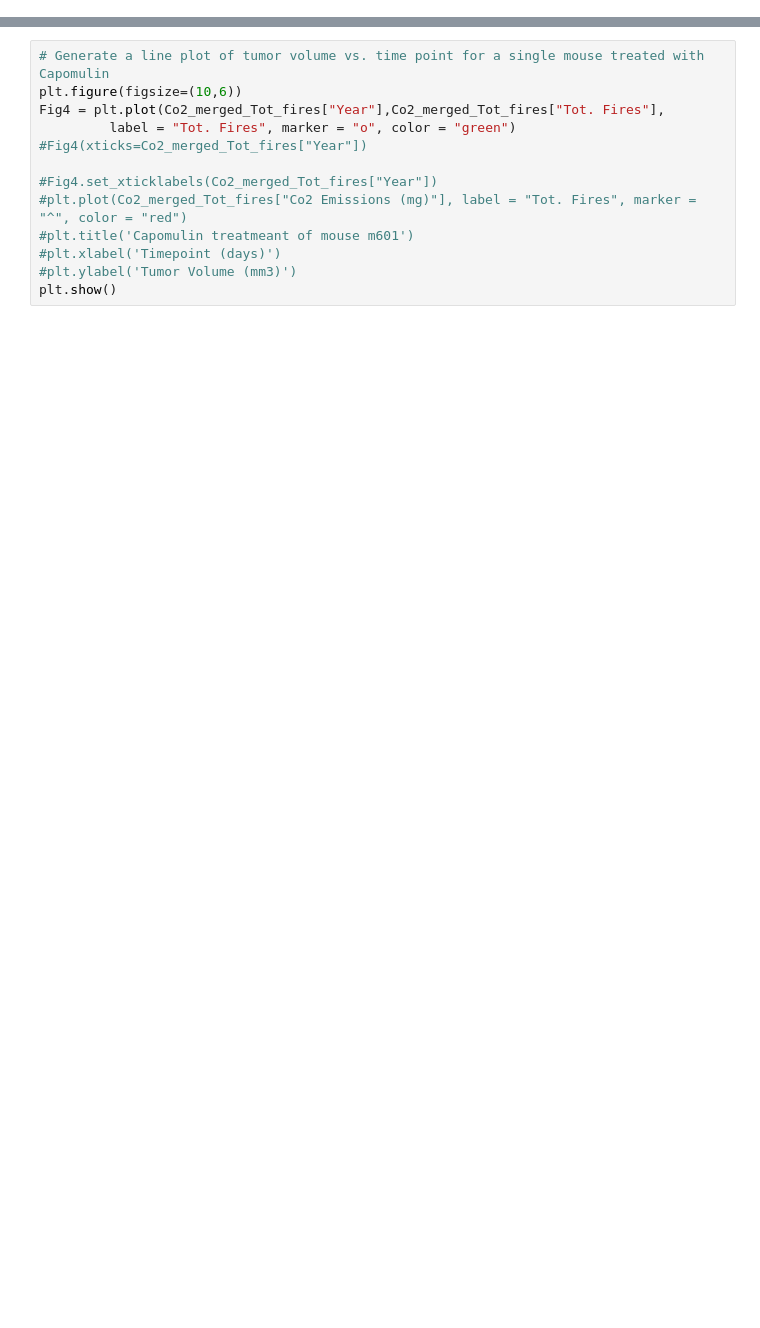
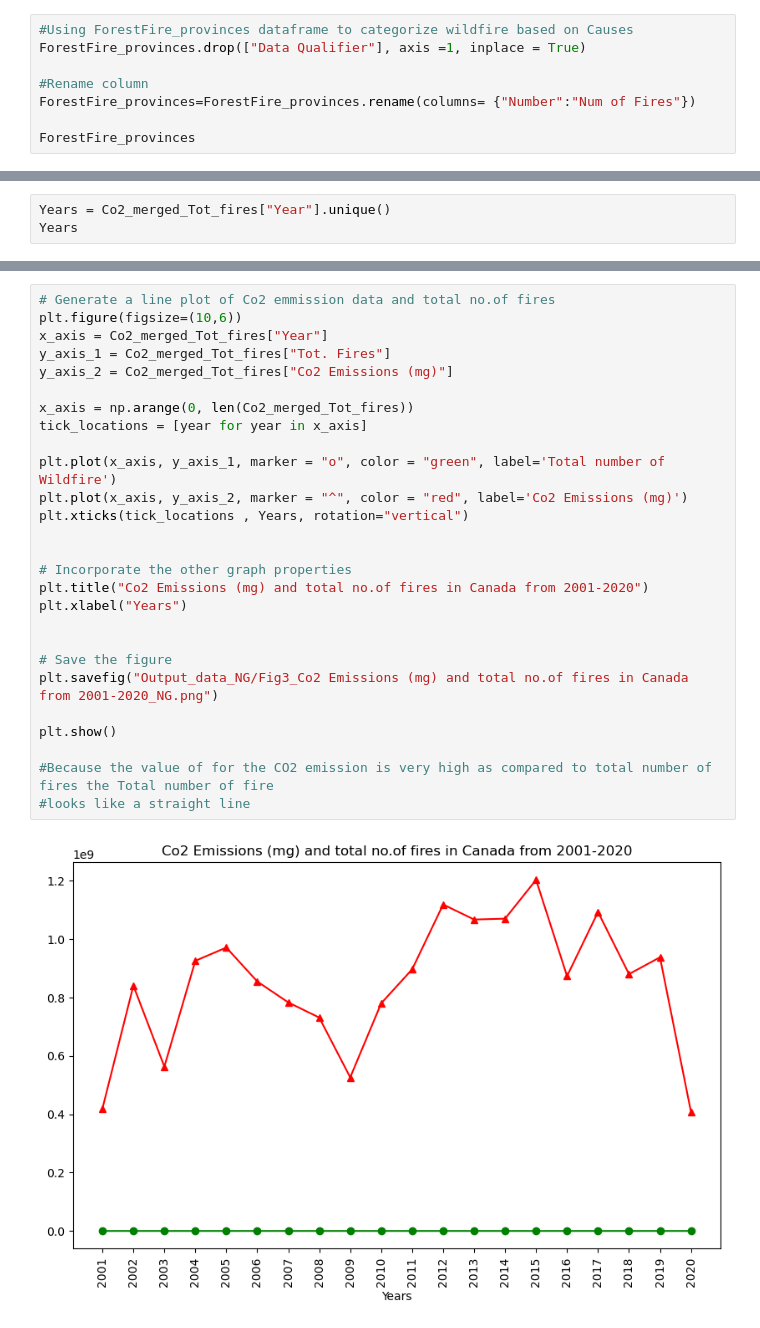
Before and after one commit to JasmineBamba/Group-Project-1-Group-2, a Jupyter notebook: Geolocations_Provinces_Nikita.ipynb, the cells around one changed output, grey strips where cells are left out. Cells and saved outputs as stored; diff of their text form; blank space fills up the shorter version.

```diff
--- a/Geolocations_Provinces_Nikita.ipynb
+++ b/Geolocations_Provinces_Nikita.ipynb
@@ -239,0 +203,8 @@ plt.show(block=True);
+# %%
+#Using ForestFire_provinces dataframe to categorize wildfire based on Causes
+ForestFire_provinces.drop(["Data Qualifier"], axis =1, inplace = True)
+
+#Rename column
+ForestFire_provinces=ForestFire_provinces.rename(columns= {"Number":"Num of Fires"})
+
+ForestFire_provinces
@@ -266,0 +409,3 @@ Co2_merged_Tot_fires
+# %%
+Years = Co2_merged_Tot_fires["Year"].unique()
+Years
@@ -267,14 +415,30 @@ Co2_merged_Tot_fires
 # %%
-# Generate a line plot of tumor volume vs. time point for a single mouse treated with Capomulin
+# Generate a line plot of Co2 emmission data and total no.of fires
 plt.figure(figsize=(10,6))
-Fig4 = plt.plot(Co2_merged_Tot_fires["Year"],Co2_merged_Tot_fires["Tot. Fires"],
-         label = "Tot. Fires", marker = "o", color = "green")
-#Fig4(xticks=Co2_merged_Tot_fires["Year"])
+x_axis = Co2_merged_Tot_fires["Year"]
+y_axis_1 = Co2_merged_Tot_fires["Tot. Fires"]
+y_axis_2 = Co2_merged_Tot_fires["Co2 Emissions (mg)"]
 
-#Fig4.set_xticklabels(Co2_merged_Tot_fires["Year"])
-#plt.plot(Co2_merged_Tot_fires["Co2 Emissions (mg)"], label = "Tot. Fires", marker = "^", color = "red")
-#plt.title('Capomulin treatmeant of mouse m601')
-#plt.xlabel('Timepoint (days)')
-#plt.ylabel('Tumor Volume (mm3)')
+x_axis = np.arange(0, len(Co2_merged_Tot_fires))
+tick_locations = [year for year in x_axis]
+
+plt.plot(x_axis, y_axis_1, marker = "o", color = "green", label='Total number of Wildfire')
+plt.plot(x_axis, y_axis_2, marker = "^", color = "red", label='Co2 Emissions (mg)')
+plt.xticks(tick_locations , Years, rotation="vertical")
+
+
+# Incorporate the other graph properties
+plt.title("Co2 Emissions (mg) and total no.of fires in Canada from 2001-2020")
+plt.xlabel("Years")
+
+
+# Save the figure
+plt.savefig("Output_data_NG/Fig3_Co2 Emissions (mg) and total no.of fires in Canada from 2001-2020_NG.png")
+
 plt.show()
+
+#Because the value of for the CO2 emission is very high as compared to total number of fires the Total number of fire
+#looks like a straight line
+# %% [output]
+[figure, added]
 # %%
```
Also changed, not shown: parts of 49 cells of this notebook.
